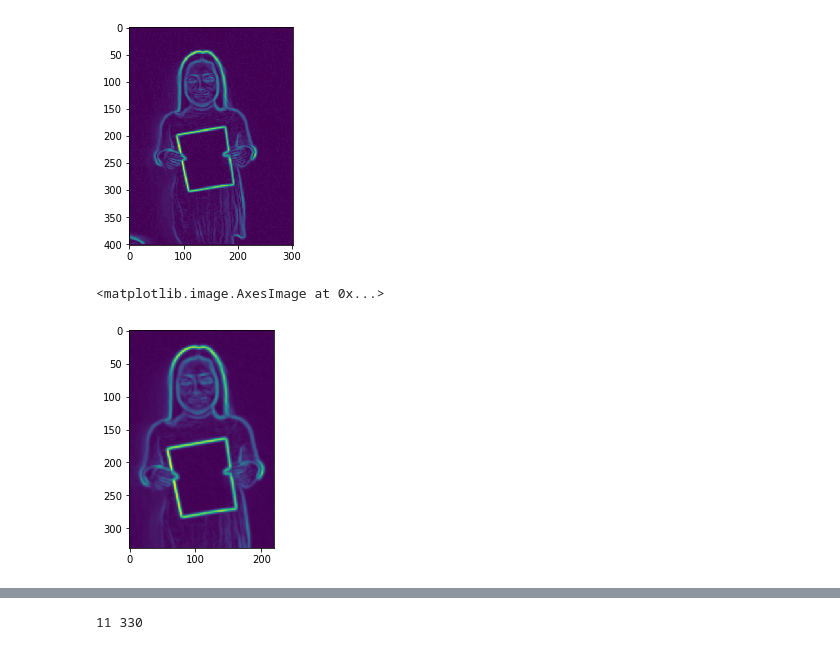
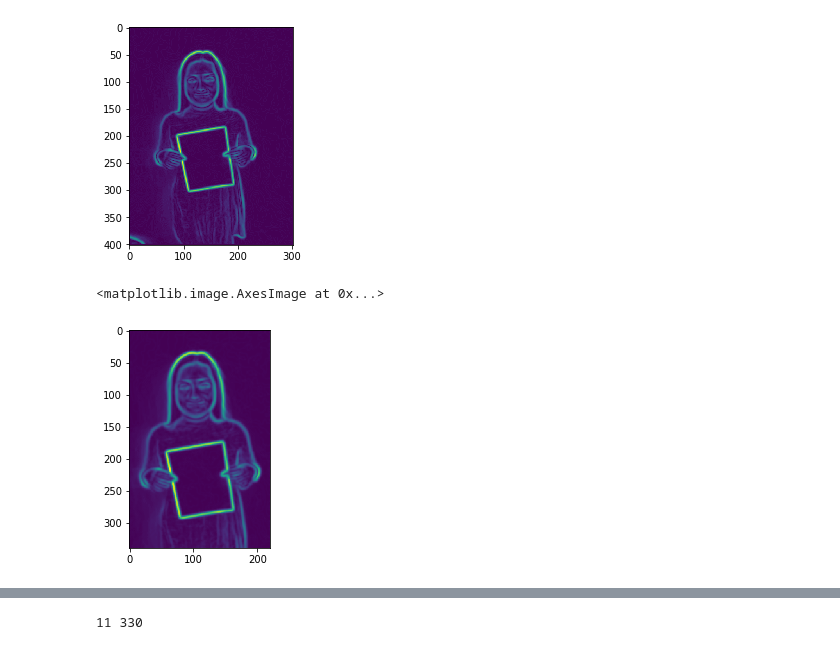
Before and after one commit to ketanio/image-issues, a Jupyter notebook: notebooks/detect_paper.ipynb, the cells around one changed output, grey strips where cells are left out. Cells and saved outputs as stored; diff of their text form; code cells hidden in the pictures.

```diff
--- a/notebooks/detect_paper.ipynb
+++ b/notebooks/detect_paper.ipynb
@@ -15,6 +16,6 @@ from itertools import combinations
 %matplotlib inline
 # %%
-filename = '../images/julia2.jpg'
+filename = '../images/julia_2.jpg'
 img = cv2.imread(filename)
 gray = cv2.cvtColor(img, cv2.COLOR_BGR2GRAY)
 plt.imshow(gray, cmap = 'gray')
@@ -49,15 +46,15 @@ cnts = cv2.findContours(img_roberts, cv2.RETR_EXTERNAL,
                         cv2.CHAIN_APPROX_SIMPLE)
 cnts = imutils.grab_contours(cnts)
 # %%
-c_top, c_bottom = 20, 350
+c_top, c_bottom = 10, 350
 c_left, c_right = 30, 250
 crop = img_roberts[c_top:c_bottom, c_left:c_right]
 #crop = img_roberts[:,:]
 bi = cv2.bilateralFilter(crop, 5, 75, 75)
 plt.imshow(bi)
 # %% [output]
 <matplotlib.image.AxesImage at 0x...>
-[figure, old version]
+[figure, new version]
 # %%
 dst = cv2.cornerHarris(bi, 2, 3, 0.04)
 # %%
```
Also changed, not shown: parts of 14 cells of this notebook.
